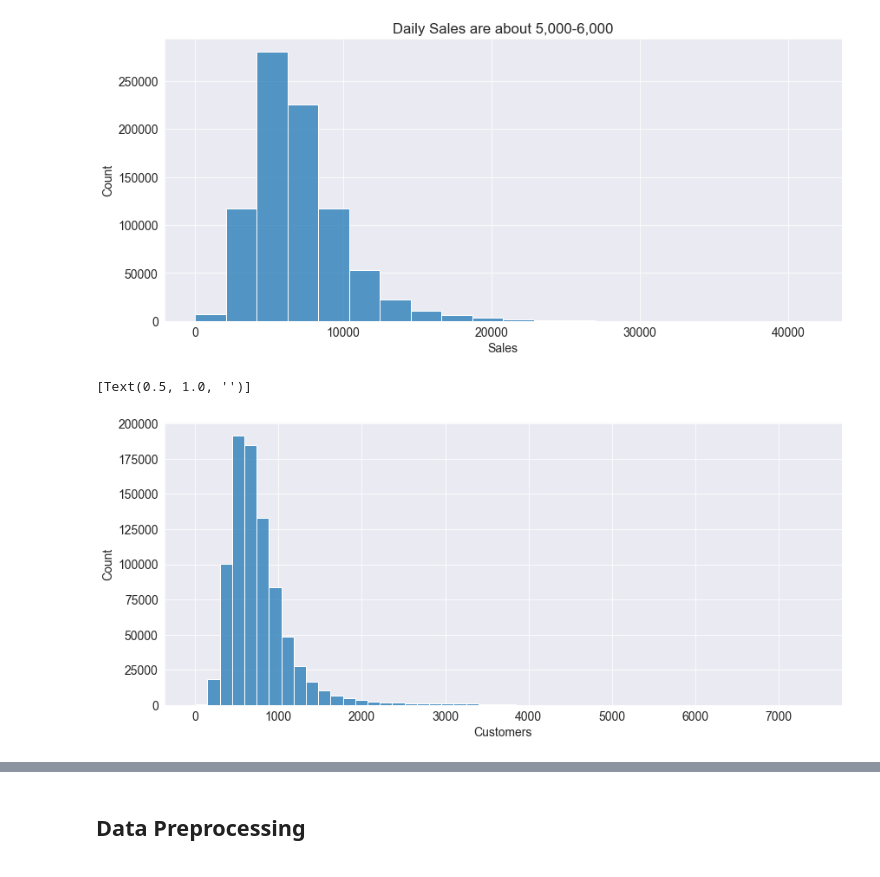
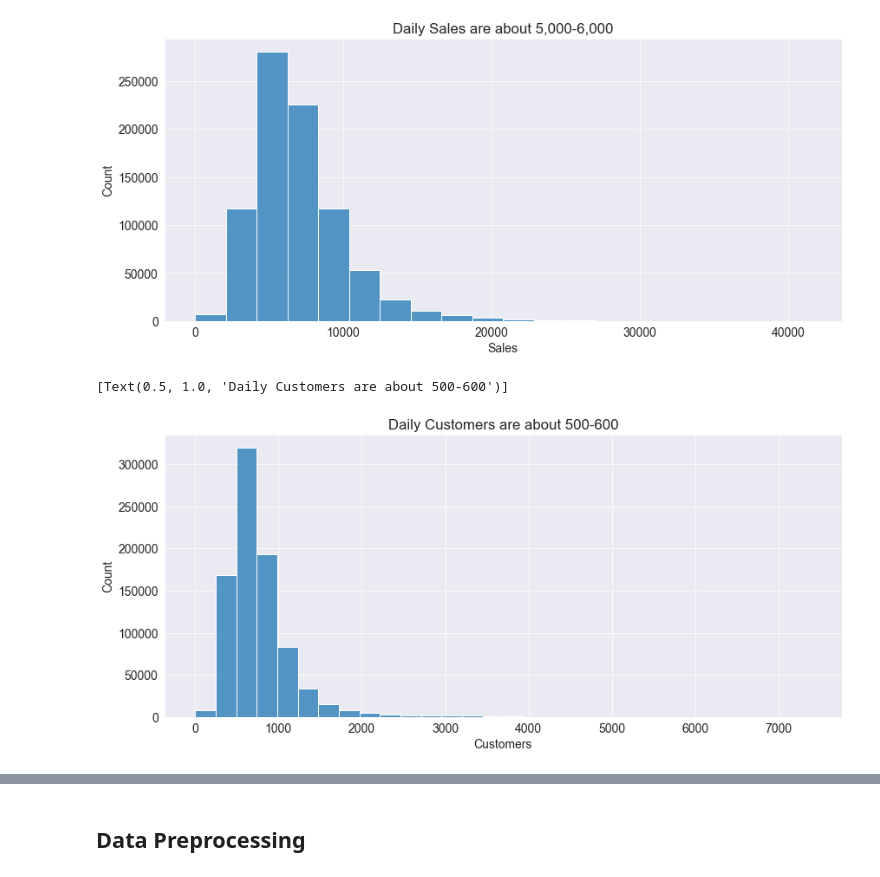
Before and after one commit to daraneeS/REGRESSION-XGBoost_Retail_Sales_Predict, a Jupyter notebook: Rossman_Store_Sale.ipynb, the cells around one changed output, grey strips where cells are left out. Cells and saved outputs as stored; diff of their text form; code cells hidden in the pictures.

```diff
--- a/Rossman_Store_Sale.ipynb
+++ b/Rossman_Store_Sale.ipynb
@@ -194,8 +201,8 @@ sns.histplot(data=ross_df_viz[Open_1], x="Sales", bins=20).set(title="Daily Sale
 # %% [output]
 [Text(0.5, 1.0, 'Daily Sales are about 5,000-6,000')]
 [figure]
-# %%
-sns.histplot(data=ross_df_viz[Open_1], x="Customers", bins=50).set(title="")
-# %% [output]
-[Text(0.5, 1.0, '')]
-[figure, removed]
+# %%
+sns.histplot(data=ross_df_viz[Open_1], x="Customers", bins=30).set(title="Daily Customers are about 500-600")
+# %% [output]
+[Text(0.5, 1.0, 'Daily Customers are about 500-600')]
+[figure, added]
```
Also changed, not shown: parts of 27 cells of this notebook.
